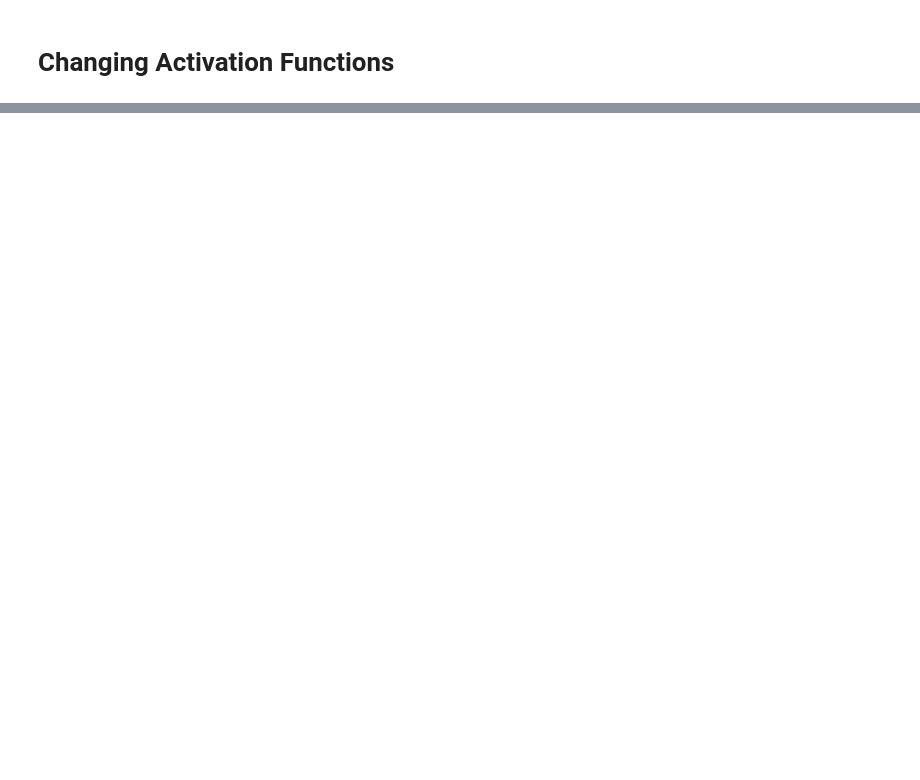
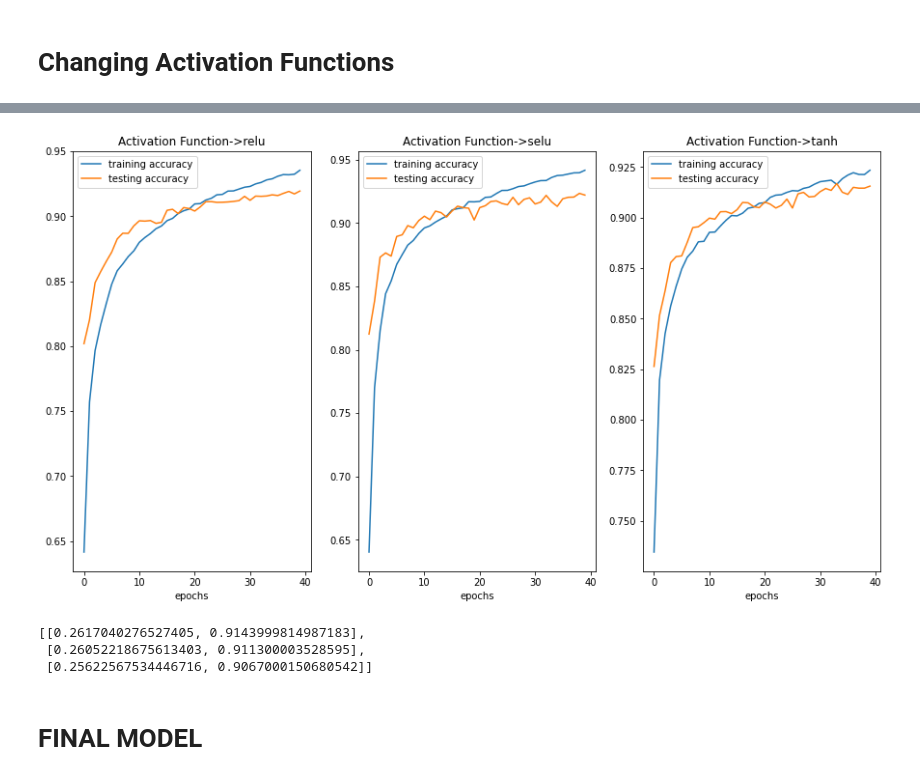
Before and after one commit to omegaji/more_projects, a Jupyter notebook: mlassign3.ipynb, the cells around one changed output, grey strips where cells are left out. Saved outputs shown, nothing was run; the diff lists cells and outputs as text; code cells hidden in the pictures; blank space fills up the shorter version.

```diff
--- a/mlassign3.ipynb
+++ b/mlassign3.ipynb
@@ -246,6 +351,8 @@ testList
 from tensorflow.keras.optimizers import SGD,Nadam
 optList=['relu','selu','tanh']
 testList=[]
+testPlot=[]
+trainPlot=[]
 for d in optList:
 
     cnn = keras.Sequential([
@@ -267,5 +374,7 @@ for d in optList:
     cnn.compile(optimizer=Adam(lr = 0.00010),
       loss='categorical_crossentropy',
                   metrics=['accuracy'])
-    cnn.fit(trainX,trainY,validation_split=0.2,epochs = 40)
+    temp=cnn.fit(trainX,trainY,validation_split=0.2,epochs = 40)
     testList.append(cnn.evaluate(testX,testY))
+    testPlot.append(temp.history["accuracy"])
+    trainPlot.append(temp.history["val_accuracy"])
@@ -271,0 +399,20 @@ for d in optList:
+# %%
+import matplotlib.pyplot as plt
+fig,ax=plt.subplots(1,3,figsize=(15,8))
+for i in range(3):
+    ax[i].plot(testPlot[i],label="training accuracy")
+    ax[i].plot(trainPlot[i],label="testing accuracy")
+
+    ax[i].legend()
+    ax[i].set_title("Activation Function->" +optList[i])
+    ax[i].set_xlabel("epochs")
+# %% [output]
+[figure, added]
+# %%
+testList
+# %% [output]
+[[0.2617040276527405, 0.9143999814987183],
+ [0.26052218675613403, 0.911300003528595],
+ [0.25622567534446716, 0.9067000150680542]]
+# %% [markdown]
+# FINAL MODEL
```
Also changed, not shown: parts of 19 cells of this notebook.
